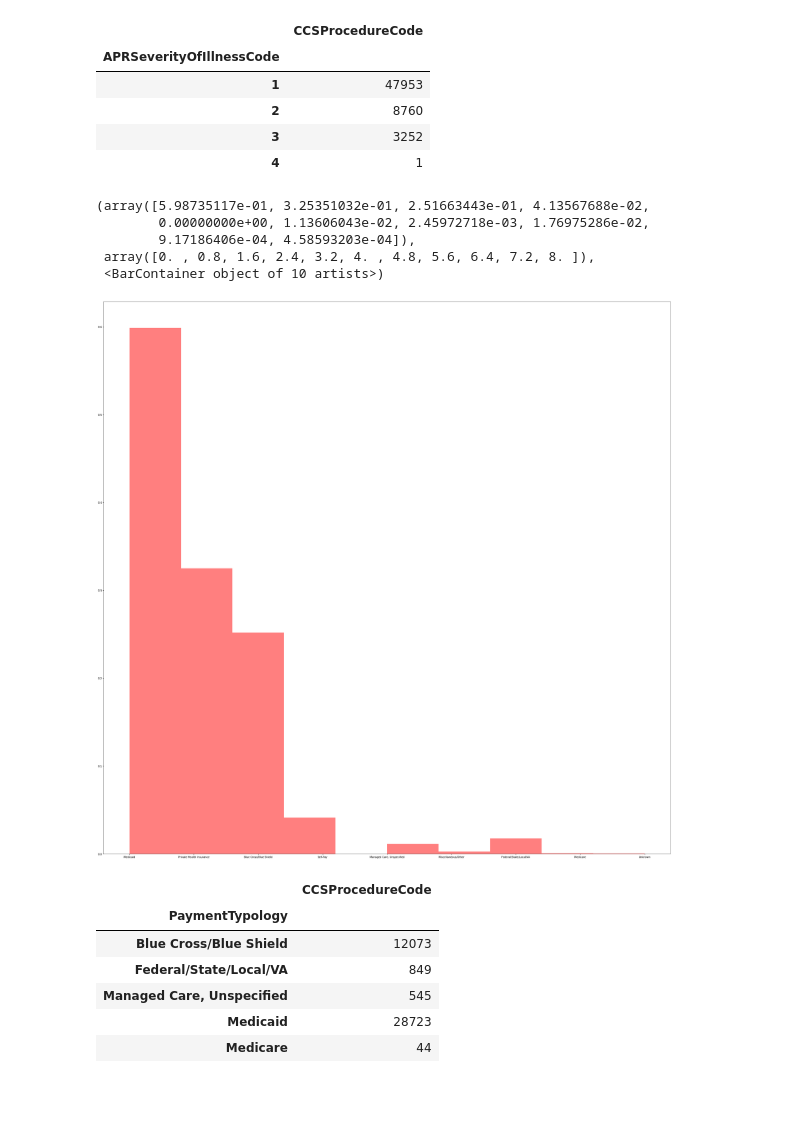
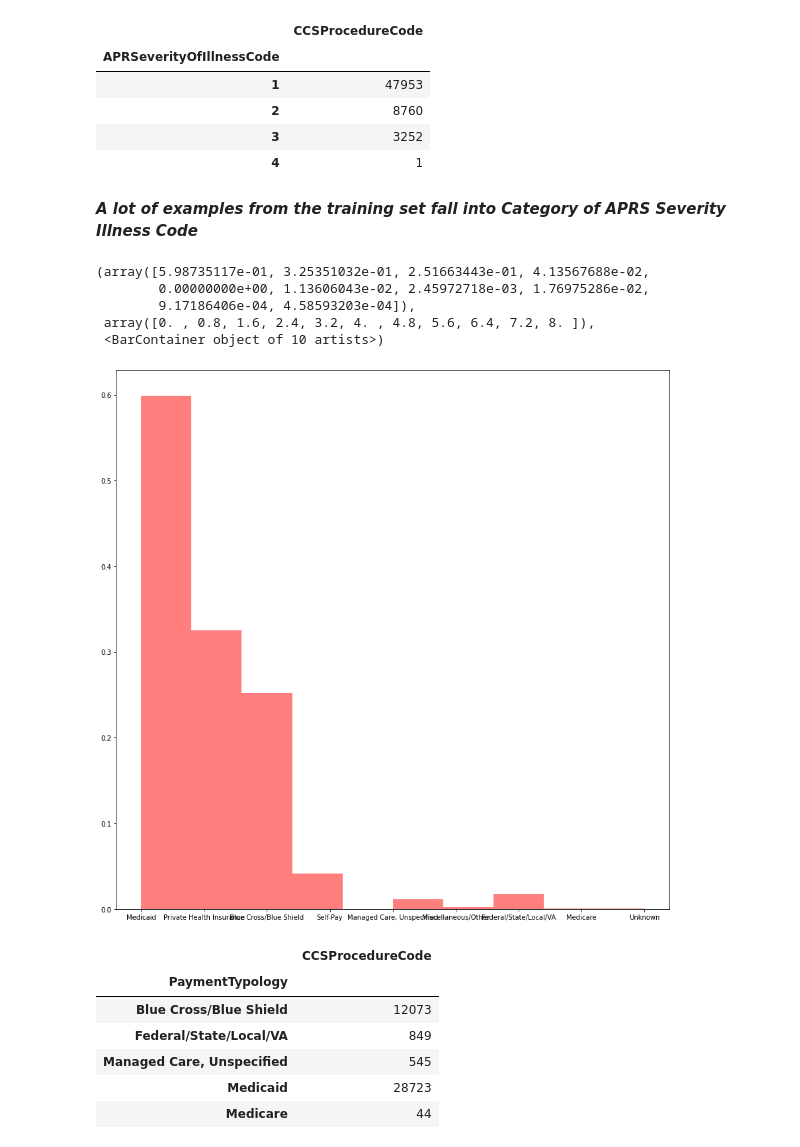
Before and after one commit to s3785704/machine-learning-assign01, a Jupyter notebook: assign1.ipynb, the cells around one changed output. Cells and saved outputs as stored; diff of their text form; code cells hidden in the pictures; blank space fills up the shorter version.

```diff
--- a/assign1.ipynb
+++ b/assign1.ipynb
@@ -253,16 +250,19 @@ df[['CCSProcedureCode',string]].groupby([string]).count()
 | 2 | 8760 |
 | 3 | 3252 |
 | 4 | 1 |
+# %% [markdown]
+<b>*A lot of examples from the training set fall into Category of APRS Severity Illness Code*
 # %%
-plt.figure(figsize=(40,40))
+#Exploring Payment Typology
+plt.figure(figsize=(15,15))
 plt.hist(df['PaymentTypology'],alpha=0.5,color='r',density='True')
 # %% [output]
 (array([5.98735117e-01, 3.25351032e-01, 2.51663443e-01, 4.13567688e-02,
         0.00000000e+00, 1.13606043e-02, 2.45972718e-03, 1.76975286e-02,
         9.17186406e-04, 4.58593203e-04]),
  array([0. , 0.8, 1.6, 2.4, 3.2, 4. , 4.8, 5.6, 6.4, 7.2, 8. ]),
  <BarContainer object of 10 artists>)
-[figure, old version]
+[figure, new version]
 # %%
 string='PaymentTypology'
 df[['CCSProcedureCode',string]].groupby([string]).count()
```
Also changed, not shown: parts of 108 cells of this notebook.
